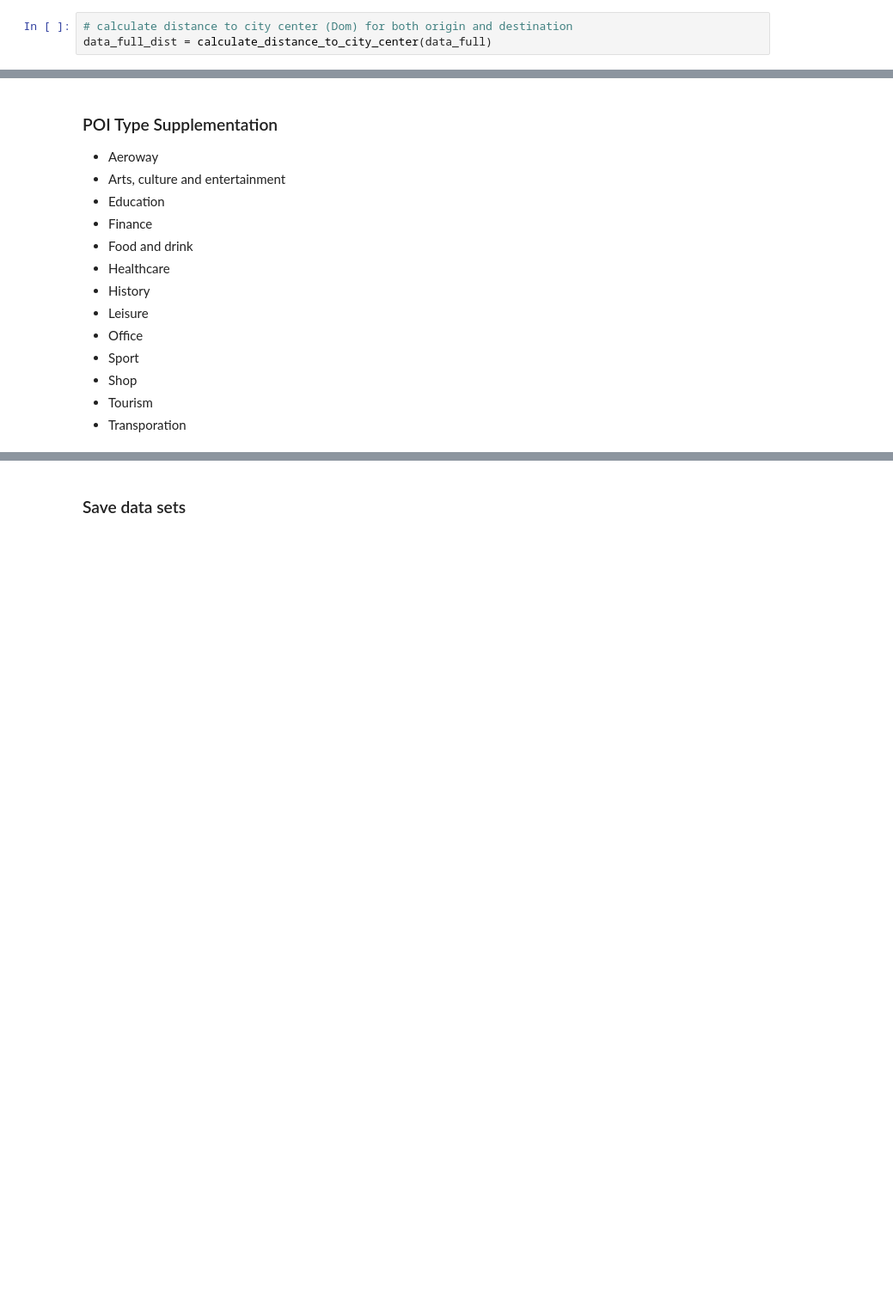
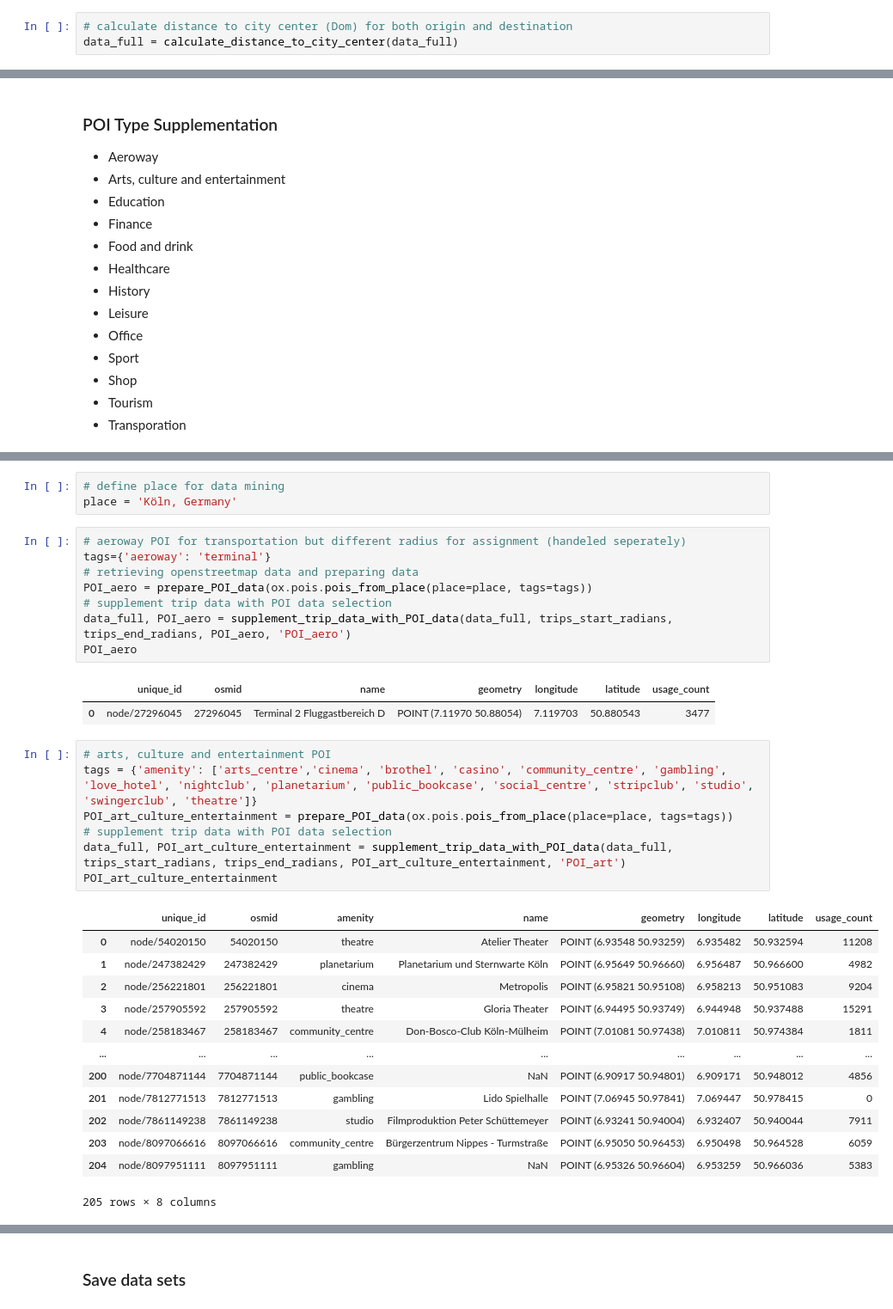
Before and after one commit to richardbor/bachelor_thesis, a Jupyter notebook: data_supplementation.ipynb, the cells around one changed output, grey strips where cells are left out. Shown: that part at 86% size. Cells and saved outputs as stored; diff of their text form; blank space fills up the shorter version.

Commit message:
Supplementation_for_all_POIs

```diff
--- a/data_supplementation.ipynb
+++ b/data_supplementation.ipynb
@@ -87,5 +90,5 @@ def calculate_distance_to_city_center(data_full):
     return data_full_d
 # %%
 # calculate distance to city center (Dom) for both origin and destination
-data_full_dist = calculate_distance_to_city_center(data_full)
+data_full = calculate_distance_to_city_center(data_full)
 # %%
@@ -596,0 +199,35 @@ POI_transport
+# %%
+# define place for data mining
+place = 'Köln, Germany'
+# %%
+# aeroway POI for transportation but different radius for assignment (handeled seperately)
+tags={'aeroway': 'terminal'}
+# retrieving openstreetmap data and preparing data
+POI_aero = prepare_POI_data(ox.pois.pois_from_place(place=place, tags=tags))
+# supplement trip data with POI data selection
+data_full, POI_aero = supplement_trip_data_with_POI_data(data_full, trips_start_radians, trips_end_radians, POI_aero, 'POI_aero')
+POI_aero
+# %% [output]
+|  | unique_id | osmid | name | geometry | longitude | latitude | usage_count |
+| 0 | node/27296045 | 27296045 | Terminal 2 Fluggastbereich D | POINT (7.11970 50.88054) | 7.119703 | 50.880543 | 3477 |
+# %%
+# arts, culture and entertainment POI
+tags = {'amenity': ['arts_centre','cinema', 'brothel', 'casino', 'community_centre', 'gambling', 'love_hotel', 'nightclub', 'planetarium', 'public_bookcase', 'social_centre', 'stripclub', 'studio', 'swingerclub', 'theatre']}
+POI_art_culture_entertainment = prepare_POI_data(ox.pois.pois_from_place(place=place, tags=tags))
+# supplement trip data with POI data selection
+data_full, POI_art_culture_entertainment = supplement_trip_data_with_POI_data(data_full, trips_start_radians, trips_end_radians, POI_art_culture_entertainment, 'POI_art')
+POI_art_culture_entertainment
+# %% [output]
+|  | unique_id | osmid | amenity | name | geometry | longitude | latitude | usage_count |
+| 0 | node/54020150 | 54020150 | theatre | Atelier Theater | POINT (6.93548 50.93259) | 6.935482 | 50.932594 | 11208 |
+| 1 | node/247382429 | 247382429 | planetarium | Planetarium und Sternwarte Köln | POINT (6.95649 50.96660) | 6.956487 | 50.966600 | 4982 |
+| 2 | node/256221801 | 256221801 | cinema | Metropolis | POINT (6.95821 50.95108) | 6.958213 | 50.951083 | 9204 |
+| 3 | node/257905592 | 257905592 | theatre | Gloria Theater | POINT (6.94495 50.93749) | 6.944948 | 50.937488 | 15291 |
+| 4 | node/258183467 | 258183467 | community_centre | Don-Bosco-Club Köln-Mülheim | POINT (7.01081 50.97438) | 7.010811 | 50.974384 | 1811 |
+| ... | ... | ... | ... | ... | ... | ... | ... | ... |
+| 200 | node/7704871144 | 7704871144 | public_bookcase | NaN | POINT (6.90917 50.94801) | 6.909171 | 50.948012 | 4856 |
+| 201 | node/7812771513 | 7812771513 | gambling | Lido Spielhalle | POINT (7.06945 50.97841) | 7.069447 | 50.978415 | 0 |
+| 202 | node/7861149238 | 7861149238 | studio | Filmproduktion Peter Schüttemeyer | POINT (6.93241 50.94004) | 6.932407 | 50.940044 | 7911 |
+| 203 | node/8097066616 | 8097066616 | community_centre | Bürgerzentrum Nippes - Turmstraße | POINT (6.95050 50.96453) | 6.950498 | 50.964528 | 6059 |
+| 204 | node/8097951111 | 8097951111 | gambling | NaN | POINT (6.95326 50.96604) | 6.953259 | 50.966036 | 5383 |
+205 rows × 8 columns
```
Also changed, not shown: parts of 39 cells of this notebook.
